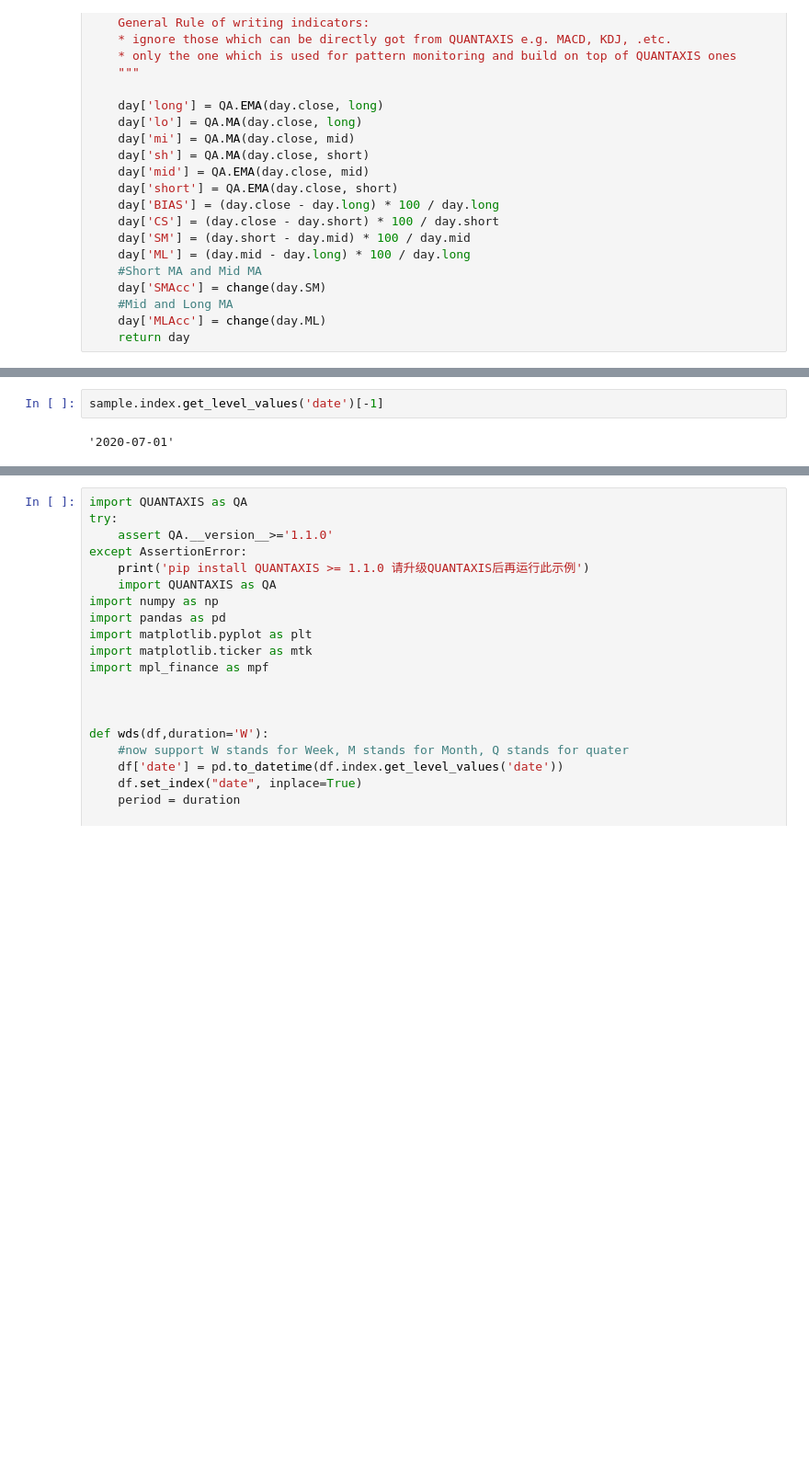
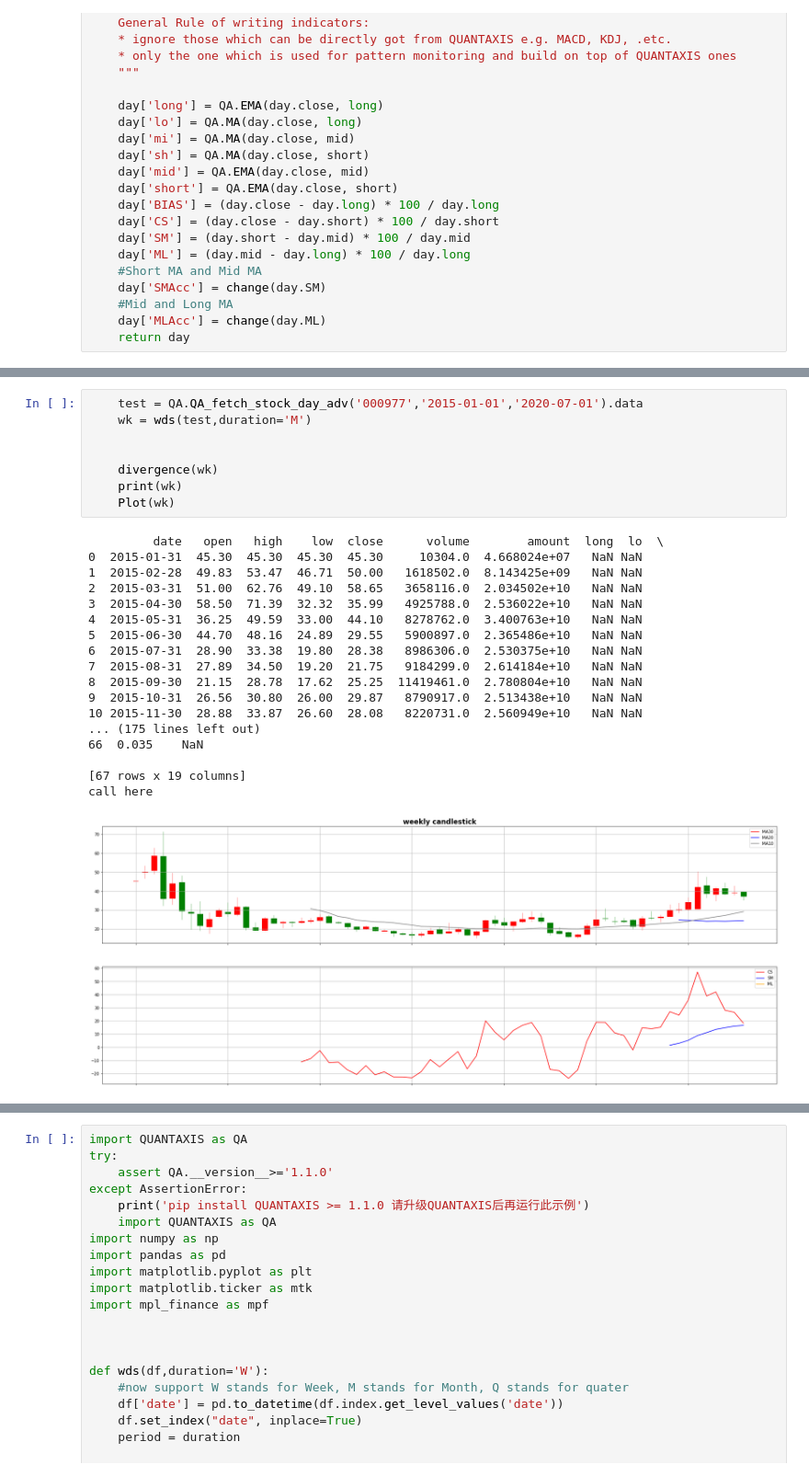
Before and after one commit to mildone/strategy, a Jupyter notebook: Untitled.ipynb, the cells around one changed output, grey strips where cells are left out. Shown at 92% size. Drawn from its saved outputs; the diff is of its cells as text; blank space fills up the shorter version.

```diff
--- a/Untitled.ipynb
+++ b/Untitled.ipynb
@@ -67,4 +164,27 @@ td[-20:]
-# %%
-sample.index.get_level_values('date')[-1]
-# %% [output]
-'2020-07-01'
+# %%
+    test = QA.QA_fetch_stock_day_adv('000977','2015-01-01','2020-07-01').data
+    wk = wds(test,duration='M')
+
+
+    divergence(wk)
+    print(wk)
+    Plot(wk)
+# %% [output]
+         date   open   high    low  close      volume        amount  long  lo  \
+0  2015-01-31  45.30  45.30  45.30  45.30     10304.0  4.668024e+07   NaN NaN
+1  2015-02-28  49.83  53.47  46.71  50.00   1618502.0  8.143425e+09   NaN NaN
+2  2015-03-31  51.00  62.76  49.10  58.65   3658116.0  2.034502e+10   NaN NaN
+3  2015-04-30  58.50  71.39  32.32  35.99   4925788.0  2.536022e+10   NaN NaN
+4  2015-05-31  36.25  49.59  33.00  44.10   8278762.0  3.400763e+10   NaN NaN
+5  2015-06-30  44.70  48.16  24.89  29.55   5900897.0  2.365486e+10   NaN NaN
+6  2015-07-31  28.90  33.38  19.80  28.38   8986306.0  2.530375e+10   NaN NaN
+7  2015-08-31  27.89  34.50  19.20  21.75   9184299.0  2.614184e+10   NaN NaN
+8  2015-09-30  21.15  28.78  17.62  25.25  11419461.0  2.780804e+10   NaN NaN
+9  2015-10-31  26.56  30.80  26.00  29.87   8790917.0  2.513438e+10   NaN NaN
+10 2015-11-30  28.88  33.87  26.60  28.08   8220731.0  2.560949e+10   NaN NaN
+... (175 lines left out)
+66  0.035    NaN
+
+[67 rows x 19 columns]
+call here
+[figure, added]
```
Also changed, not shown: parts of 7 cells of this notebook, 3 other files.
